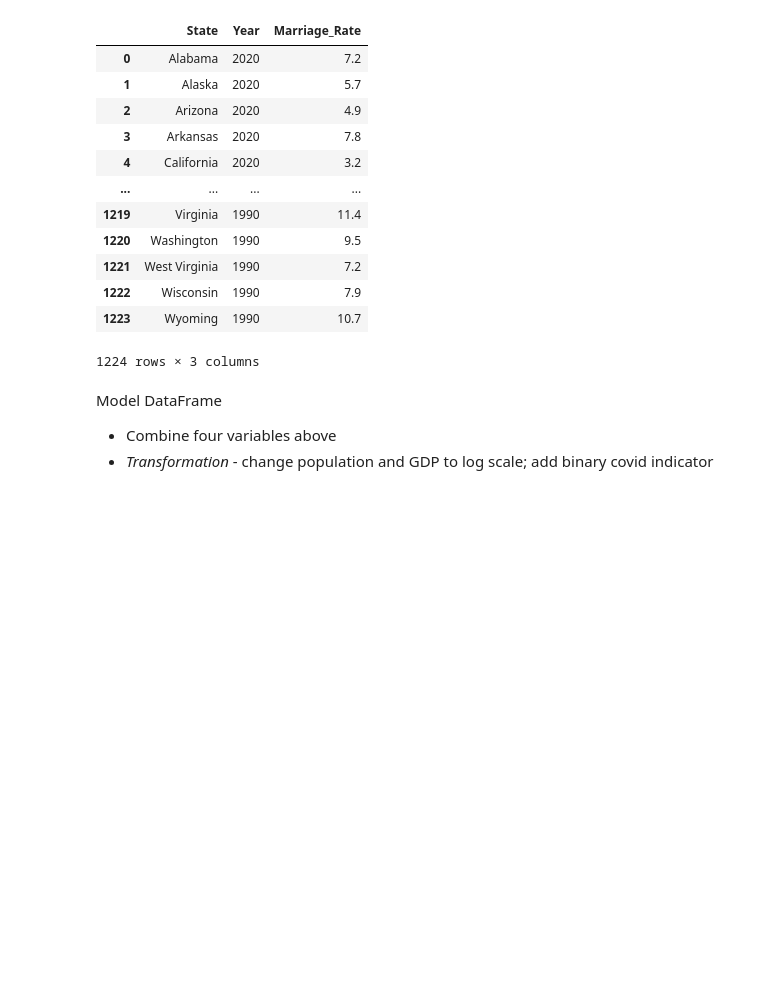
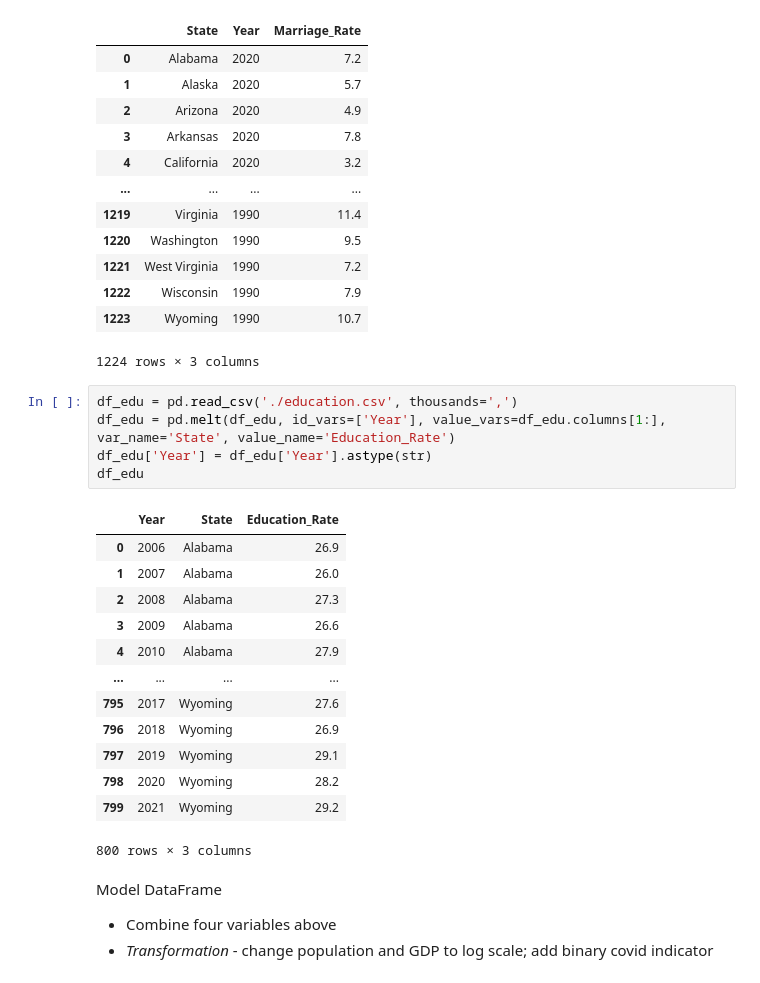
Before and after one commit to ChenTsizhen/2950_Project, a Jupyter notebook: master.ipynb, the cells around one changed output. Cells and saved outputs as stored; diff of their text form; blank space fills up the shorter version.

```diff
--- a/master.ipynb
+++ b/master.ipynb
@@ -205,6 +205,25 @@ df_marr
 | 1222 | Wisconsin | 1990 | 7.9 |
 | 1223 | Wyoming | 1990 | 10.7 |
 1224 rows × 3 columns
+# %%
+df_edu = pd.read_csv('./education.csv', thousands=',')
+df_edu = pd.melt(df_edu, id_vars=['Year'], value_vars=df_edu.columns[1:], var_name='State', value_name='Education_Rate')
+df_edu['Year'] = df_edu['Year'].astype(str)
+df_edu
+# %% [output]
+|  | Year | State | Education_Rate |
+| 0 | 2006 | Alabama | 26.9 |
+| 1 | 2007 | Alabama | 26.0 |
+| 2 | 2008 | Alabama | 27.3 |
+| 3 | 2009 | Alabama | 26.6 |
+| 4 | 2010 | Alabama | 27.9 |
+| ... | ... | ... | ... |
+| 795 | 2017 | Wyoming | 27.6 |
+| 796 | 2018 | Wyoming | 26.9 |
+| 797 | 2019 | Wyoming | 29.1 |
+| 798 | 2020 | Wyoming | 28.2 |
+| 799 | 2021 | Wyoming | 29.2 |
+800 rows × 3 columns
 # %% [markdown]
 Model DataFrame
 
```
Also changed, not shown: parts of 12 cells of this notebook, 7 other files.
